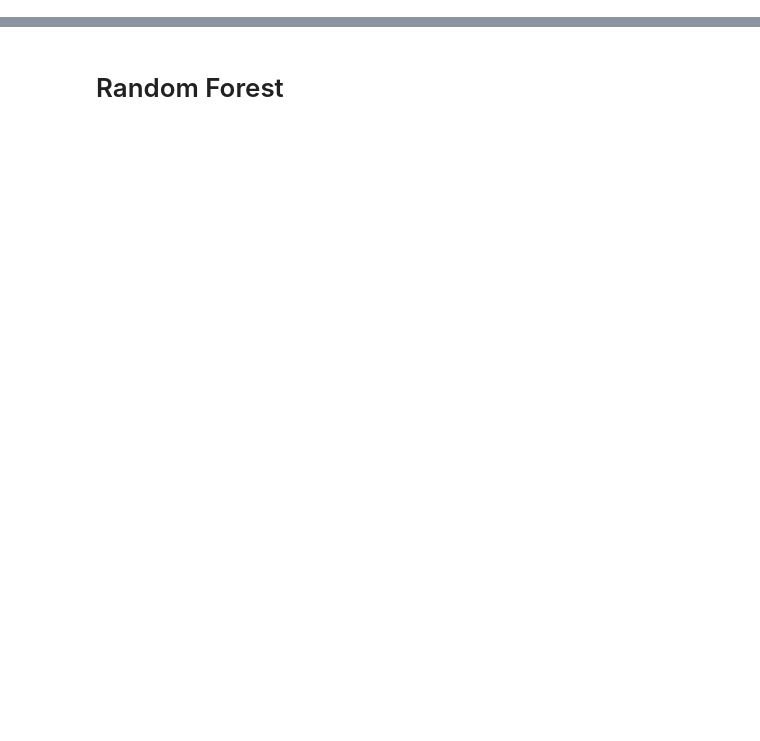
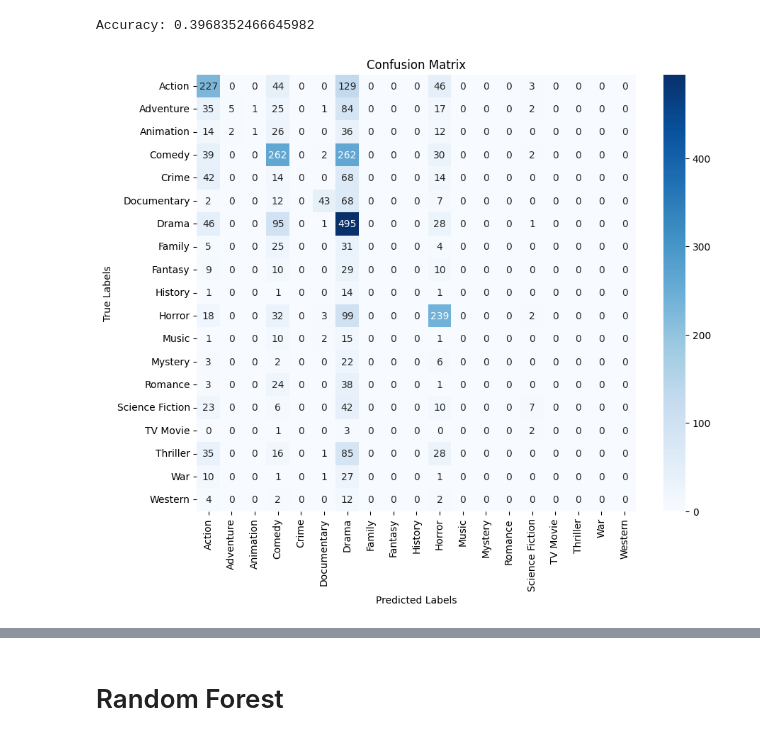
Before and after one commit to sara-kent/ML-Final, a Jupyter notebook: Machine learning.ipynb, the cells around one changed output, grey strips where cells are left out. Saved outputs shown, nothing was run; the diff lists cells and outputs as text; code cells hidden in the pictures; blank space fills up the shorter version.

```diff
--- a/Machine learning.ipynb
+++ b/Machine learning.ipynb
@@ -11,0 +15,8 @@ import matplotlib.pyplot as plt
+# %%
+BRAD_TRAIN = r"C:\Users\Brady\Documents\School\DS4400\train.csv"
+BRAD_TEST = r"C:\Users\Brady\Documents\School\DS4400\test.csv"
+# %%
+train_df = pd.read_csv(BRAD_TRAIN)
+test_df = pd.read_csv(BRAD_TEST)
+
+print(train_df.head())
@@ -11,0 +41,6 @@ import matplotlib.pyplot as plt
+# %%
+X_train = train_df.iloc[:, 2:]
+y_train = train_df["genres"]
+
+X_test = test_df.iloc[:, 2:]
+y_test = test_df["genres"]
@@ -11,0 +94,33 @@ import matplotlib.pyplot as plt
+# %%
+
+'''
+dist = {
+    'n_estimators': [100, 200],
+    'max_depth': [10, 20],
+    'max_features': [0.01, 0.02]
+}
+'''
+
+model_forest = RandomForestClassifier(n_estimators=300, random_state=42, max_depth=50)
+model_forest.fit(X_train_filtered, y_train_encoded)
+y_pred_encoded = model_forest.predict(X_test_filtered)
+
+# Decode the predicted labels back to original genre labels
+y_pred = label_encoder.inverse_transform(y_pred_encoded)
+
+# Calculate accuracy
+accuracy = accuracy_score(y_test, y_pred)
+print("Accuracy:", accuracy)
+
+conf_matrix = confusion_matrix(y_test, y_pred)
+
+# Display confusion matrix using heatmap
+plt.figure(figsize=(10, 8))
+sns.heatmap(conf_matrix, annot=True, fmt="d", cmap="Blues", xticklabels=label_encoder.classes_, yticklabels=label_encoder.classes_)
+plt.xlabel('Predicted Labels')
+plt.ylabel('True Labels')
+plt.title('Confusion Matrix')
+plt.show()
+# %% [output]
+Accuracy: 0.3968352466645982
+[figure, added]
```
Also changed, not shown: parts of 8 cells of this notebook.
